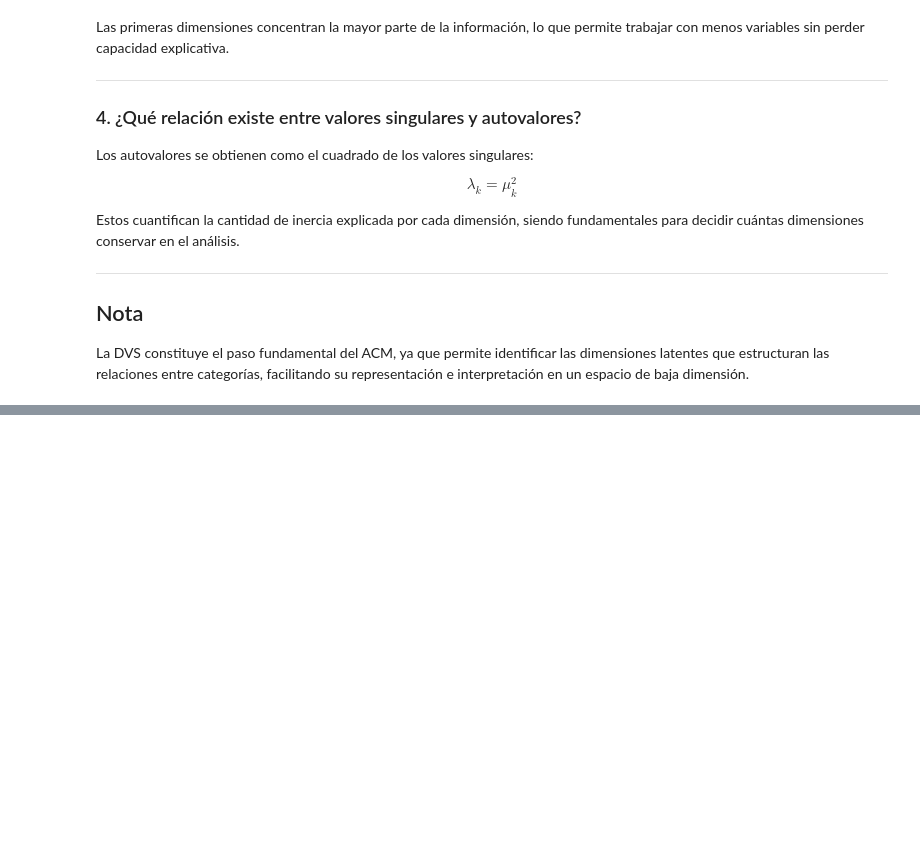
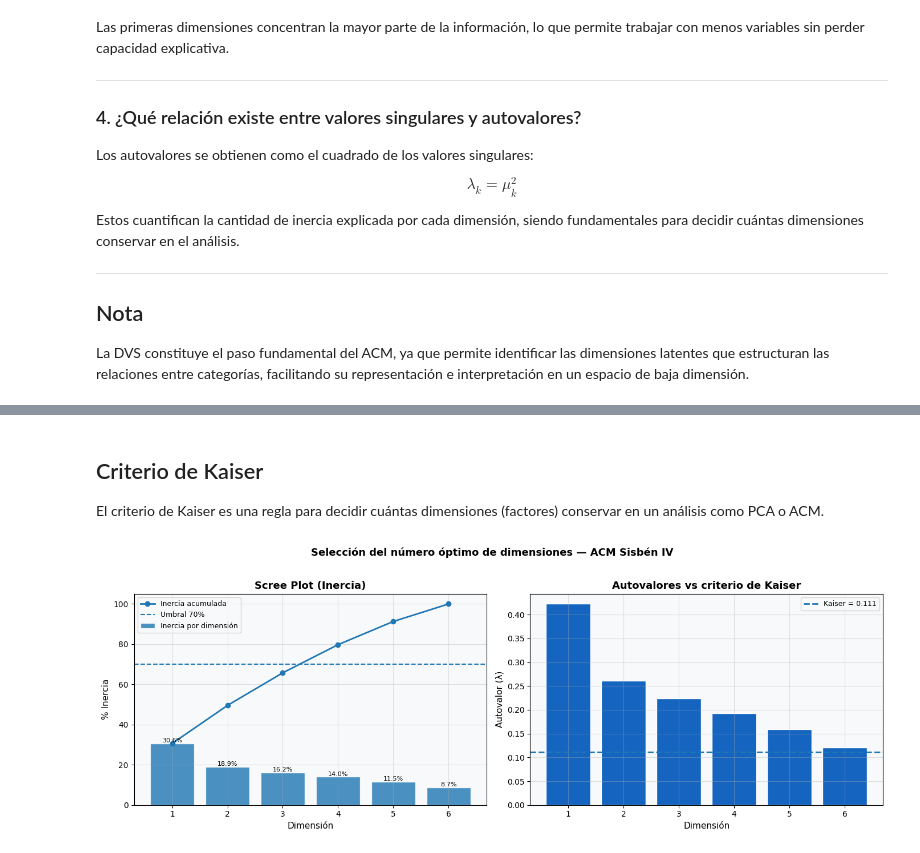
Before and after one commit to Brayan-137/analitica-datos-mca, a Jupyter notebook: SISBEN/MCASISBEN.ipynb, the cells around one changed output, grey strips where cells are left out. Cells and saved outputs as stored; diff of their text form; code cells hidden in the pictures; blank space fills up the shorter version.

```diff
--- a/SISBEN/MCASISBEN.ipynb
+++ b/SISBEN/MCASISBEN.ipynb
@@ -1212,0 +1249,80 @@ print('✅ Modelo ACM ajustado correctamente')
+# %% [markdown]
+## Criterio de Kaiser
+El criterio de Kaiser es una regla para decidir cuántas dimensiones (factores) conservar en un análisis como PCA o ACM.
+# %%
+# ── Scree Plot ───────────────────────────────────────────────────────────────
+import numpy as np
+import matplotlib.pyplot as plt
+
+dims = np.arange(1, len(eigenvalues) + 1)
+
+fig, (ax1, ax2) = plt.subplots(1, 2, figsize=(14, 5))
+
+# ── Gráfico 1: Inercia ──────────────────────────────────────────────────────
+ax1.bar(
+    dims,
+    inercia_pct,
+    alpha=0.8,
+    edgecolor='white',
+    label='Inercia por dimensión'
+)
+
+ax1.plot(
+    dims,
+    inercia_acum,
+    'o-',
+    lw=2,
+    ms=6,
+    label='Inercia acumulada'
+)
+
+ax1.axhline(70, linestyle='--', lw=1.5, label='Umbral 70%')
+
+# Etiquetas
+for i, (p, a) in enumerate(zip(inercia_pct, inercia_acum)):
+    ax1.text(i+1, p + 0.5, f'{p:.1f}%', ha='center', fontsize=8)
+
+ax1.set_xticks(dims)
+ax1.set_xlabel('Dimensión')
+ax1.set_ylabel('% Inercia')
+ax1.set_title('Scree Plot (Inercia)', fontweight='bold')
+ax1.legend(fontsize=9)
+
+# ── Gráfico 2: Autovalores vs Kaiser ─────────────────────────────────────────
+colores_barras = [
+    '#1565C0' if ev > umbral_k else '#B0BEC5'
+    for ev in eigenvalues
+]
+
+ax2.bar(
+    dims,
+    eigenvalues,
+    color=colores_barras,
+    edgecolor='white'
+)
+
+ax2.axhline(
+    umbral_k,
+    linestyle='--',
+    lw=2,
+    label=f'Kaiser = {umbral_k:.3f}'
+)
+
+ax2.set_xticks(dims)
+ax2.set_xlabel('Dimensión')
+ax2.set_ylabel('Autovalor (λ)')
+ax2.set_title('Autovalores vs criterio de Kaiser', fontweight='bold')
+ax2.legend(fontsize=9)
+
+# ── Título general ───────────────────────────────────────────────────────────
+plt.suptitle(
+    'Selección del número óptimo de dimensiones — ACM Sisbén IV',
+    fontsize=13,
+    fontweight='bold',
+    y=1.02
+)
+
+plt.tight_layout()
+plt.show()
+# %% [output]
+[figure, added]
```
Also changed, not shown: parts of 6 cells of this notebook.
